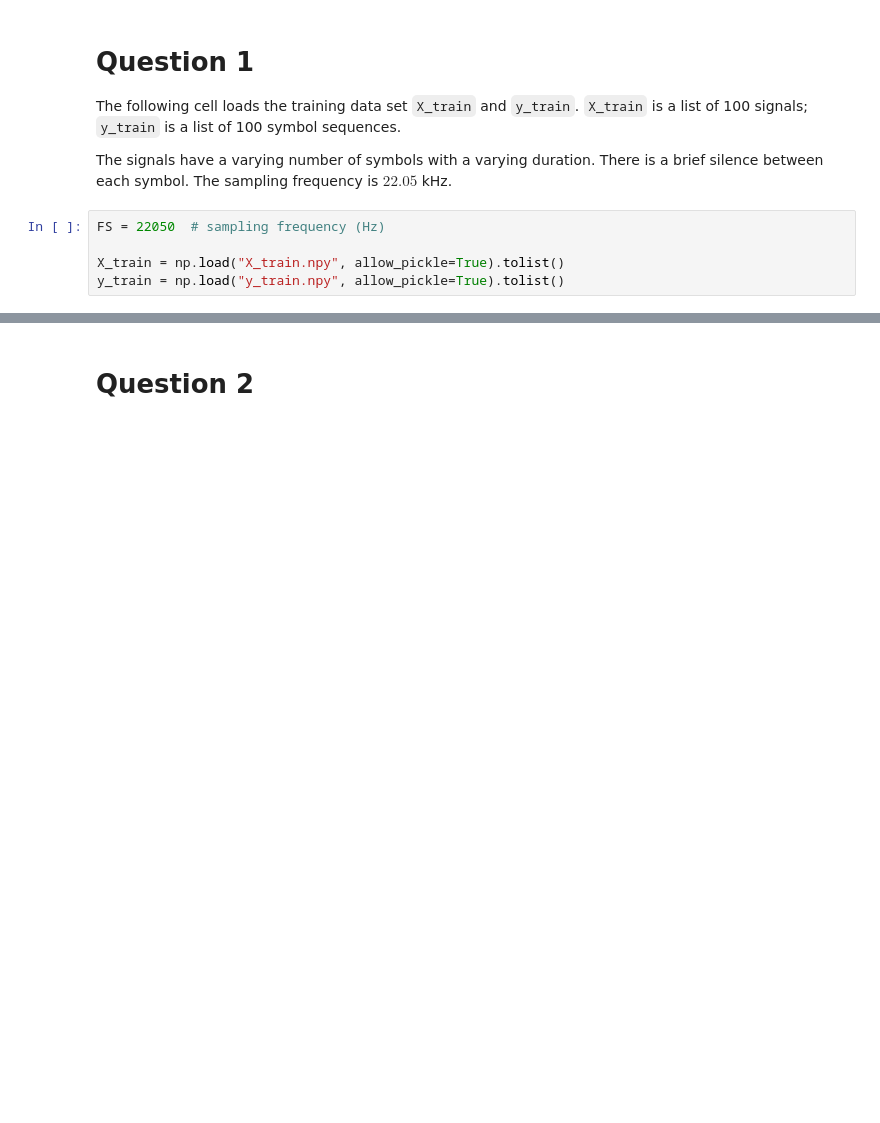
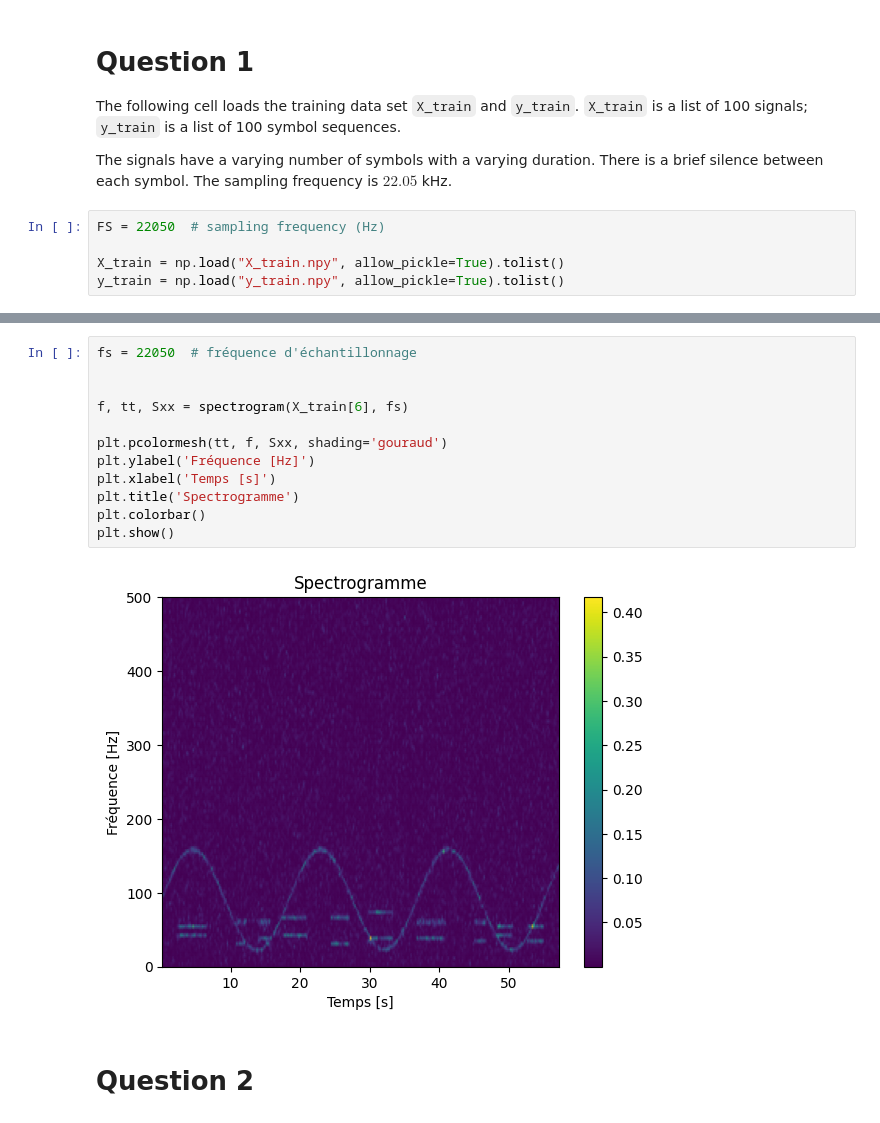
Before and after one commit to Myskdias/Assignment_3__ML_for_TS____MVA_2025_2026, a Jupyter notebook: Assignment 3.ipynb, the cells around one changed output, grey strips where cells are left out. Saved outputs shown, nothing was run; the diff lists cells and outputs as text; blank space fills up the shorter version.

Commit message:
Did the visual representation

```diff
--- a/Assignment 3.ipynb
+++ b/Assignment 3.ipynb
@@ -47,6 +48,20 @@ IPython.display.Audio(signal, rate=FS)
 # %% [output]
 D 6 A 8 3 D 1 8 B 9
 [interactive output not drawn]
+# %%
+fs = 22050  # fréquence d'échantillonnage
+
+
+f, tt, Sxx = spectrogram(X_train[6], fs)
+
+plt.pcolormesh(tt, f, Sxx, shading='gouraud')
+plt.ylabel('Fréquence [Hz]')
+plt.xlabel('Temps [s]')
+plt.title('Spectrogramme')
+plt.colorbar()
+plt.show()
+# %% [output]
+[figure, added]
 # %% [markdown]
 # Question 2
 # %%
```
Also changed, not shown: parts of 2 cells of this notebook.
